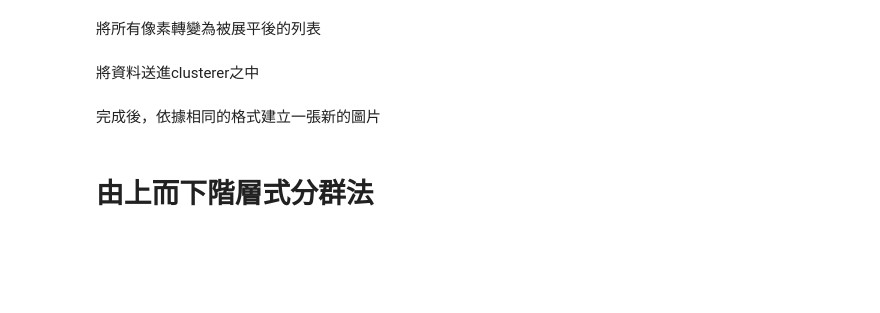
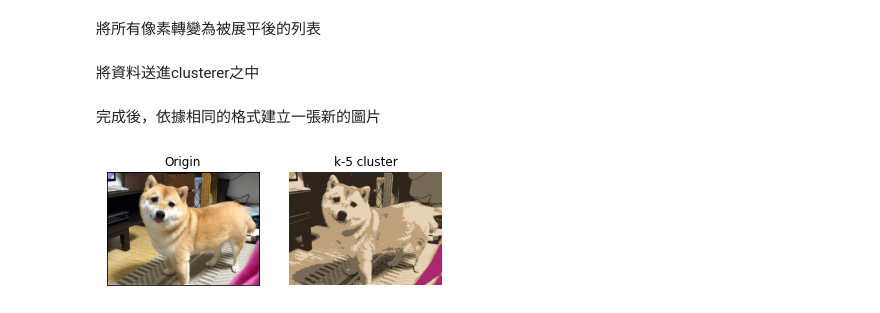
Before and after one commit to hank199599/data_science_from_scratch_reading_log, a Jupyter notebook: Chapter20.ipynb, the cells around one changed output. Drawn from its saved outputs; the diff is of its cells as text; code cells hidden in the pictures; blank space fills up the shorter version.

```diff
--- a/Chapter20.ipynb
+++ b/Chapter20.ipynb
@@ -211,11 +211,12 @@ Requirement already satisfied: pillow in /usr/local/lib/python3.6/dist-packages
 # %% [markdown]
 使用 matlibplot.image.imread
 # %%
-from skimage import io
+
+image_path = "/content/d4945765.jpg"
+
 import matplotlib.image as mping
-
-img = mping.imread("https://upload.wikimedia.org/wikipedia/commons/thumb/5/58/Shiba_inu_taiki.jpg/800px-Shiba_inu_taiki.jpg", format="jpg")/256
+img = mping.imread(image_path)/256
 
 top_row = img[0]
-top_lest_pixel = top_row[0]
+top_left_pixel = top_row[0]
 red,green,blue = top_left_pixel
@@ -234,13 +233,23 @@ clusterer.train(pixels)
 完成後，依據相同的格式建立一張新的圖片
 # %%
 def recolor(pixel:Vector) ->Vector:
-  cluster = xlusterer.classify(pixel)
+  cluster = clusterer.classify(pixel)
   return clusterer.means[cluster]
 
+origin_img = [[pixel for pixel in row] for row in img]
 new_img = [[recolor(pixel) for pixel in row] for row in img]
 
-plt.imshow(new_img)
+fig,(ax1,ax2) = plt.subplots(1,2)
+
+ax1.imshow(origin_img)
+ax1.set_title("Origin")
+
+ax2.imshow(new_img)
+ax2.set_title("k-5 cluster")
+
+ax1.xaxis.set_visible(False)
+ax1.yaxis.set_visible(False)
 plt.axis('off')
 plt.show()
+# %% [output]
+[figure, added]
-# %% [markdown]
-# 由上而下階層式分群法
```
Also changed, not shown: parts of 7 cells of this notebook.
